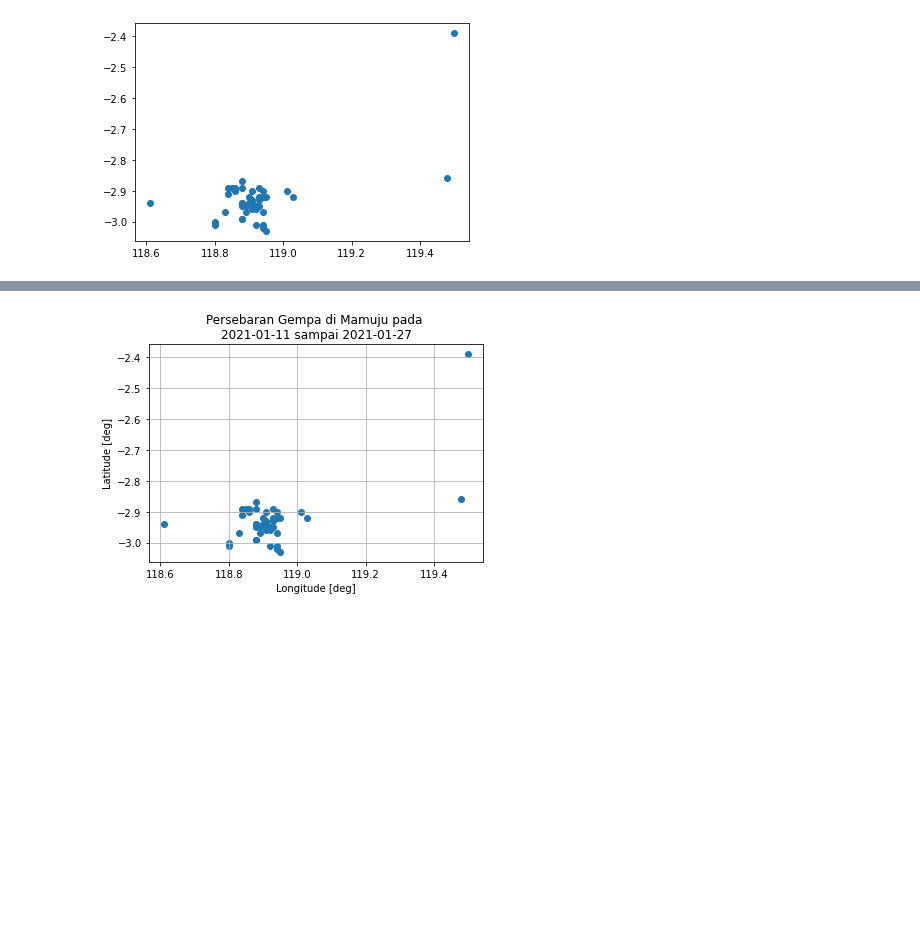
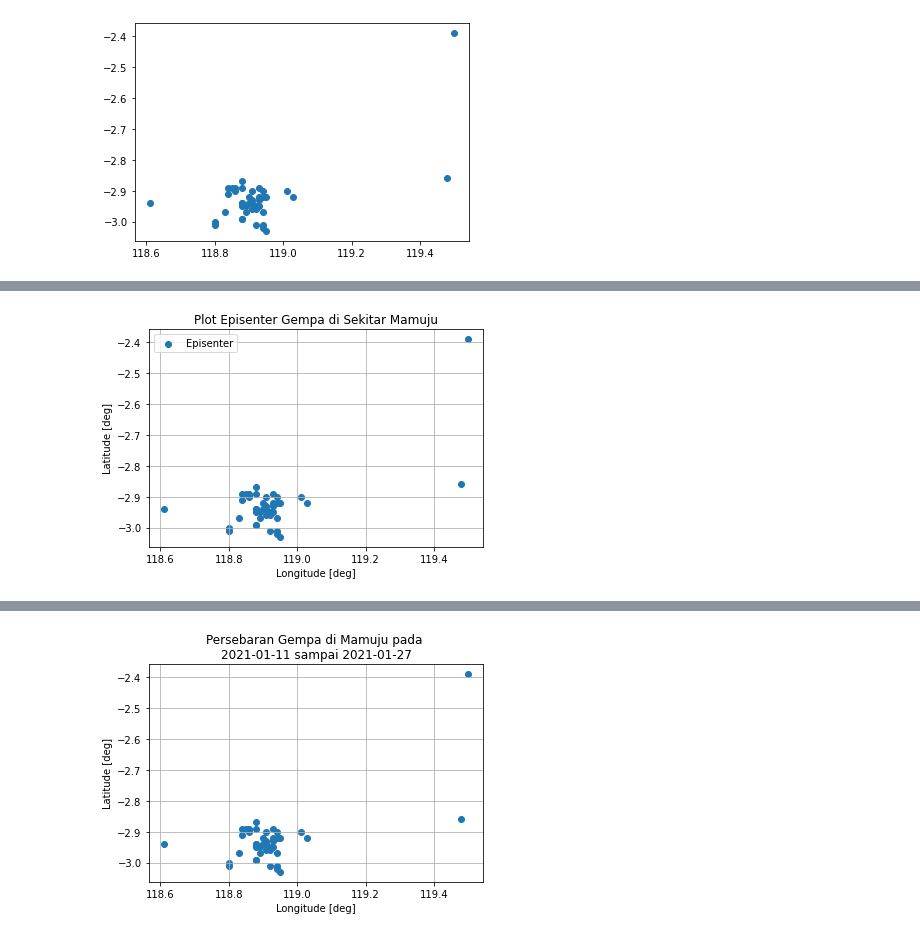
Before and after one commit to anangsahroni/geoscope-geohazard-workshop, a Jupyter notebook: 2_Materi_Dasar_Python.ipynb, the cells around one changed output, grey strips where cells are left out. Drawn from its saved outputs; the diff is of its cells as text; code cells hidden in the pictures; blank space fills up the shorter version.

```diff
--- a/2_Materi_Dasar_Python.ipynb
+++ b/2_Materi_Dasar_Python.ipynb
@@ -923,0 +957,21 @@ Untuk menambahkan keterangan-keterangan gambar kita dapat menggunakan:
+# %%
+# mengeplot (ditambah label)
+plt.scatter(longitude, latitude, label="Episenter")
+
+# menambah keterangan sumbu x dan y
+plt.xlabel("Longitude [deg]")
+plt.ylabel("Latitude [deg]")
+
+# menambah judul plot
+plt.title("Plot Episenter Gempa di Sekitar Mamuju")
+
+# menambah garis grid
+plt.grid()
+
+# menampilkan legenda
+plt.legend()
+
+# menyimpan ke folder output dengan nama episenter.png
+plt.savefig("output/episenter.png", dpi=144)
+# %% [output]
+[figure, added]
```
Also changed, not shown: parts of 15 cells of this notebook, 2 other files.
